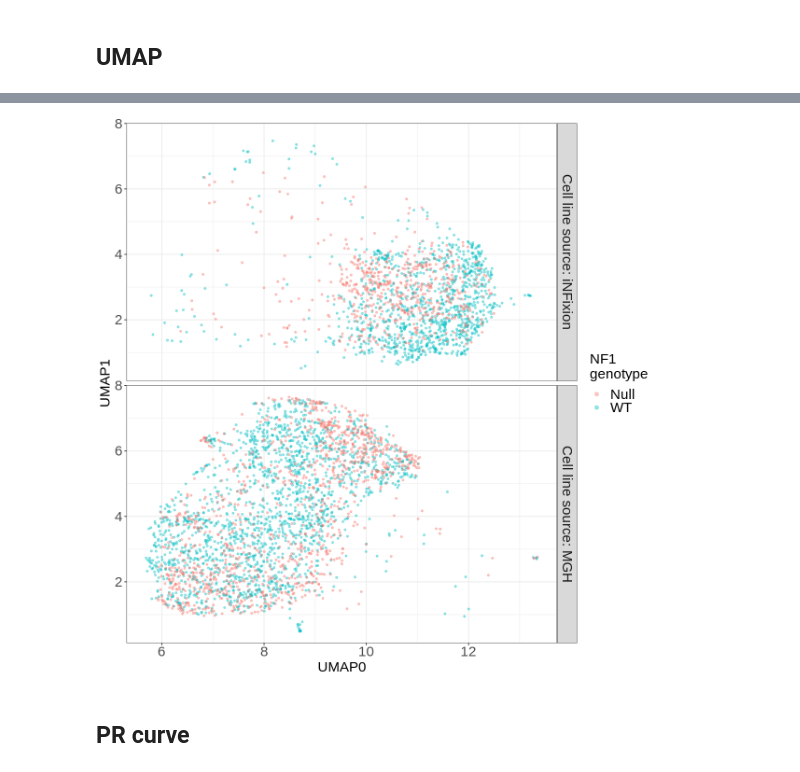
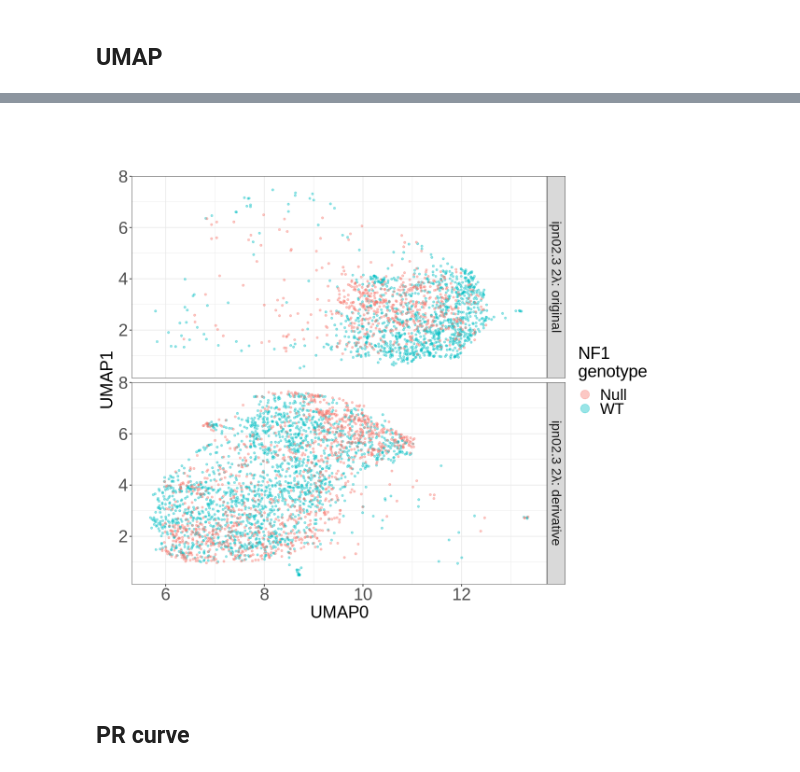
Before and after one commit to mtalbot-texas/nf1_schwann_cell_morphology_signature, a Jupyter notebook: 4.figures/main_figure_6/main_figure_6.ipynb, the cells around one changed output, grey strips where cells are left out. Saved outputs shown, nothing was run; the diff lists cells and outputs as text; code cells hidden in the pictures.

```diff
--- a/4.figures/main_figure_6/main_figure_6.ipynb
+++ b/4.figures/main_figure_6/main_figure_6.ipynb
@@ -32,19 +34,19 @@ results_dir <- file.path(
 # %% [markdown]
 ## UMAP
 # %%
+# Load in platemap data
+platemap_df <- read.csv(
+    "/media/18tbdrive/1.Github_Repositories/nf1_schwann_cell_painting_data/0.download_data/metadata/platemap_NF1_plate6.csv"
+)
+
 # Path to UMAP results
 UMAP_results_dir <- file.path(
     "/media/18tbdrive/1.Github_Repositories/nf1_schwann_cell_painting_data/4.analyze_data/notebooks/UMAP/results"
 )
 
-# Load in platemap data to add Institution on to the UMAP results
-platemap_df <- read.csv(
-    "/media/18tbdrive/1.Github_Repositories/nf1_schwann_cell_painting_data/0.download_data/metadata/platemap_NF1_plate6.csv"
-)
-
 # Subset the data frame and rename columns
-platemap_df <- platemap_df[, c("well_position", "Institution")]
-colnames(platemap_df) <- c("Metadata_Well", "Metadata_Institution")
+platemap_df_filtered <- platemap_df[, c("well_position", "Institution")]
+colnames(platemap_df_filtered) <- c("Metadata_Well", "Metadata_Institution")
 
 # Load data
 UMAP_results_file <- file.path(UMAP_results_dir, "UMAP_Plate_6_sc_only_model_features.tsv")
@@ -52,7 +54,11 @@ UMAP_results_file <- file.path(UMAP_results_dir, "UMAP_Plate_6_sc_only_model_fea
 UMAP_results_df <- readr::read_tsv(UMAP_results_file)
 
 # Merge institution info onto UMAP df
-UMAP_results_df <- platemap_df %>% inner_join(UMAP_results_df, by = "Metadata_Well")
+UMAP_results_df <- platemap_df_filtered %>% inner_join(UMAP_results_df, by = "Metadata_Well")
+
+# Add new column for cell line derivative
+UMAP_results_df <- UMAP_results_df %>%
+    mutate(cell_line_derivative = ifelse(Metadata_Institution == "iNFixion", "original", ifelse(Metadata_Institution == "MGH", "derivative", NA)))
 
 dim(UMAP_results_df)
 head(UMAP_results_df)
@@ -78,41 +84,43 @@ A data.frame: 6 × 8
 # %%
 width <- 10
 height <- 10
 options(repr.plot.width = width, repr.plot.height = height)
 
 umap_fig_gg <- (
-  ggplot(UMAP_results_df, aes(x = UMAP0, y = UMAP1))
-  + geom_point(
-      aes(color = Metadata_genotype),
-      size = 1.0,
-      alpha = 0.4
-  )
-  + theme_bw()
-  + guides(
-      color = guide_legend(
-          override.aes = list(size = 2)
-      )
-  )
-  + labs(x = "UMAP0", y = "UMAP1", color = "NF1\ngenotype")
-  + facet_grid(Metadata_Institution ~ ., labeller = labeller(Metadata_Institution = function(x) paste("Cell line source:", x)))
-  # change the text size
-  + theme(
-      strip.text = element_text(size = 18),
-      # x and y axis text size
-      axis.text.x = element_text(size = 18),
-      axis.text.y = element_text(size = 18),
-      # x and y axis title size
-      axis.title.x = element_text(size = 18),
-      axis.title.y = element_text(size = 18),
-      # legend text size
-      legend.text = element_text(size = 18),
-      legend.title = element_text(size = 18)
-  )
+    ggplot(UMAP_results_df, aes(x = UMAP0, y = UMAP1))
+    + geom_point(
+            aes(color = Metadata_genotype),
+            size = 1.0,
+            alpha = 0.4
+    )
+    + theme_bw()
+    + guides(
+            color = guide_legend(
+                    override.aes = list(size = 5)
+            )
+    )
+    + labs(x = "UMAP0", y = "UMAP1", color = "NF1\ngenotype")
+    + facet_grid(factor(cell_line_derivative, levels = c("original", "derivative")) ~ .,
+           labeller = labeller(.rows = function(x) paste("ipn02.3 2λ:", x)))
+    + coord_fixed(ratio = 0.52)
+    # change the text size
+    + theme(
+            strip.text = element_text(size = 17),
+            # x and y axis text size
+            axis.text.x = element_text(size = 22),
+            axis.text.y = element_text(size = 22),
+            # x and y axis title size
+            axis.title.x = element_text(size = 22),
+            axis.title.y = element_text(size = 22),
+            # legend text size
+            legend.text = element_text(size = 20),
+            legend.title = element_text(size = 22)
+    )
 )
 
 umap_fig_gg
 # %% [output]
-[figure, old version]
+[figure, new version]
 # %% [markdown]
 ## PR curve
 # %%
```
Also changed, not shown: parts of 17 cells of this notebook, 6 other files.
